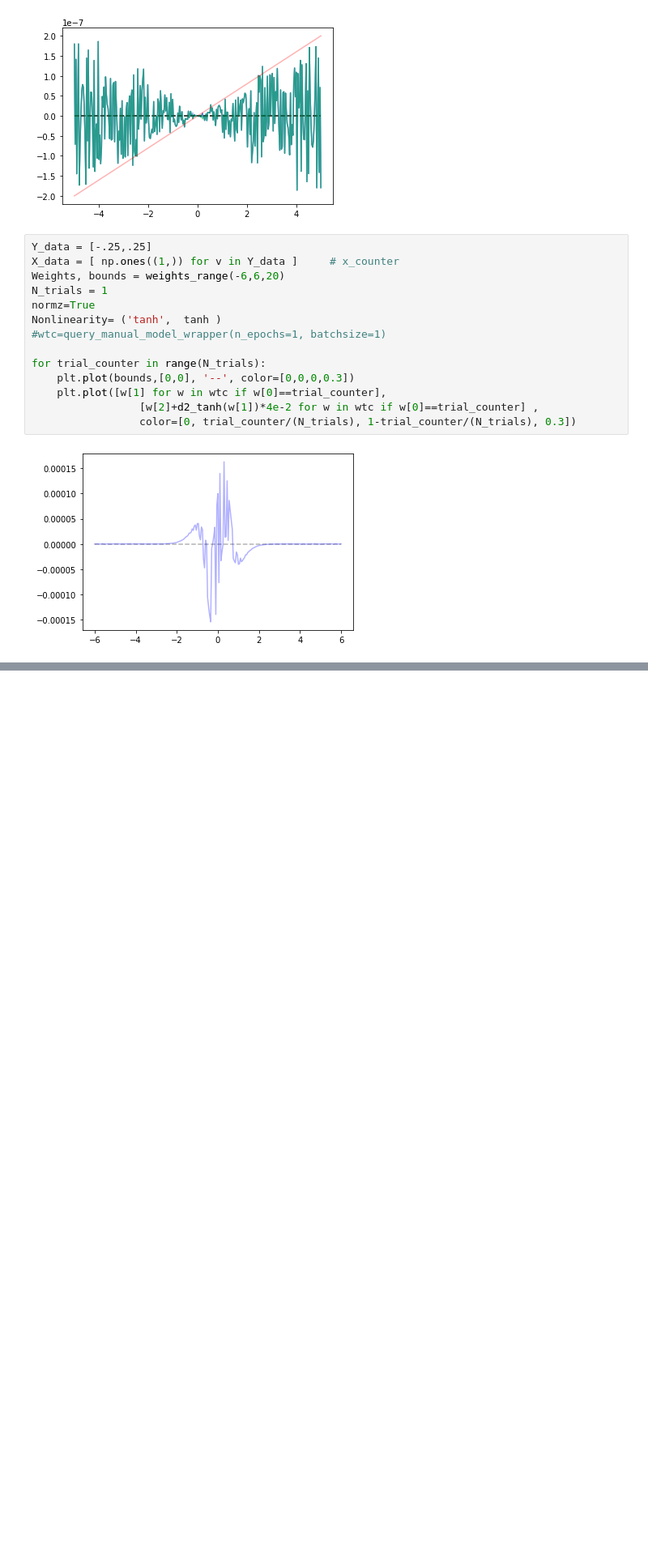
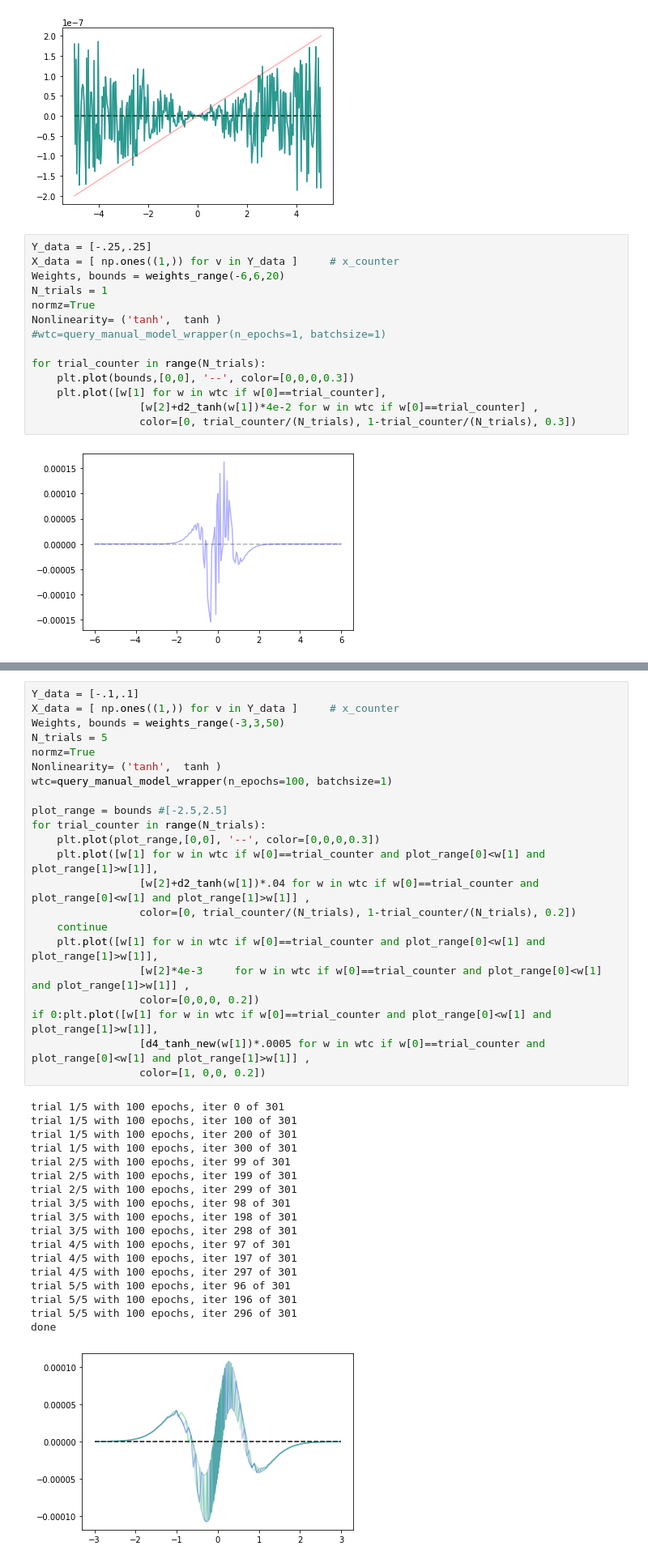
Before and after one commit to taoketao/activation-zones, a Jupyter notebook: noise-follows-D4-experiments/tf/noise-follows-D4-notebook.ipynb, the cells around one changed output, grey strips where cells are left out. Shown at 81% size. Cells and saved outputs as stored; diff of their text form; blank space fills up the shorter version.

```diff
--- a/noise-follows-D4-experiments/tf/noise-follows-D4-notebook.ipynb
+++ b/noise-follows-D4-experiments/tf/noise-follows-D4-notebook.ipynb
@@ -1065,0 +1103,41 @@ for trial_counter in range(N_trials):
+# %%
+Y_data = [-.1,.1]
+X_data = [ np.ones((1,)) for v in Y_data ]     # x_counter
+Weights, bounds = weights_range(-3,3,50)
+N_trials = 5
+normz=True
+Nonlinearity= ('tanh',  tanh )
+wtc=query_manual_model_wrapper(n_epochs=100, batchsize=1)
+
+plot_range = bounds #[-2.5,2.5]
+for trial_counter in range(N_trials):
+    plt.plot(plot_range,[0,0], '--', color=[0,0,0,0.3])
+    plt.plot([w[1] for w in wtc if w[0]==trial_counter and plot_range[0]<w[1] and plot_range[1]>w[1]],
+                 [w[2]+d2_tanh(w[1])*.04 for w in wtc if w[0]==trial_counter and plot_range[0]<w[1] and plot_range[1]>w[1]] ,
+                 color=[0, trial_counter/(N_trials), 1-trial_counter/(N_trials), 0.2])
+    continue
+    plt.plot([w[1] for w in wtc if w[0]==trial_counter and plot_range[0]<w[1] and plot_range[1]>w[1]],
+                 [w[2]*4e-3     for w in wtc if w[0]==trial_counter and plot_range[0]<w[1] and plot_range[1]>w[1]] ,
+                 color=[0,0,0, 0.2])
+if 0:plt.plot([w[1] for w in wtc if w[0]==trial_counter and plot_range[0]<w[1] and plot_range[1]>w[1]],
+                 [d4_tanh_new(w[1])*.0005 for w in wtc if w[0]==trial_counter and plot_range[0]<w[1] and plot_range[1]>w[1]] ,
+                 color=[1, 0,0, 0.2])
+# %% [output]
+trial 1/5 with 100 epochs, iter 0 of 301
+trial 1/5 with 100 epochs, iter 100 of 301
+trial 1/5 with 100 epochs, iter 200 of 301
+trial 1/5 with 100 epochs, iter 300 of 301
+trial 2/5 with 100 epochs, iter 99 of 301
+trial 2/5 with 100 epochs, iter 199 of 301
+trial 2/5 with 100 epochs, iter 299 of 301
+trial 3/5 with 100 epochs, iter 98 of 301
+trial 3/5 with 100 epochs, iter 198 of 301
+trial 3/5 with 100 epochs, iter 298 of 301
+trial 4/5 with 100 epochs, iter 97 of 301
+trial 4/5 with 100 epochs, iter 197 of 301
+trial 4/5 with 100 epochs, iter 297 of 301
+trial 5/5 with 100 epochs, iter 96 of 301
+trial 5/5 with 100 epochs, iter 196 of 301
+trial 5/5 with 100 epochs, iter 296 of 301
+done
+[figure, added]
```
Also changed, not shown: parts of 46 cells of this notebook, 2 other files.
